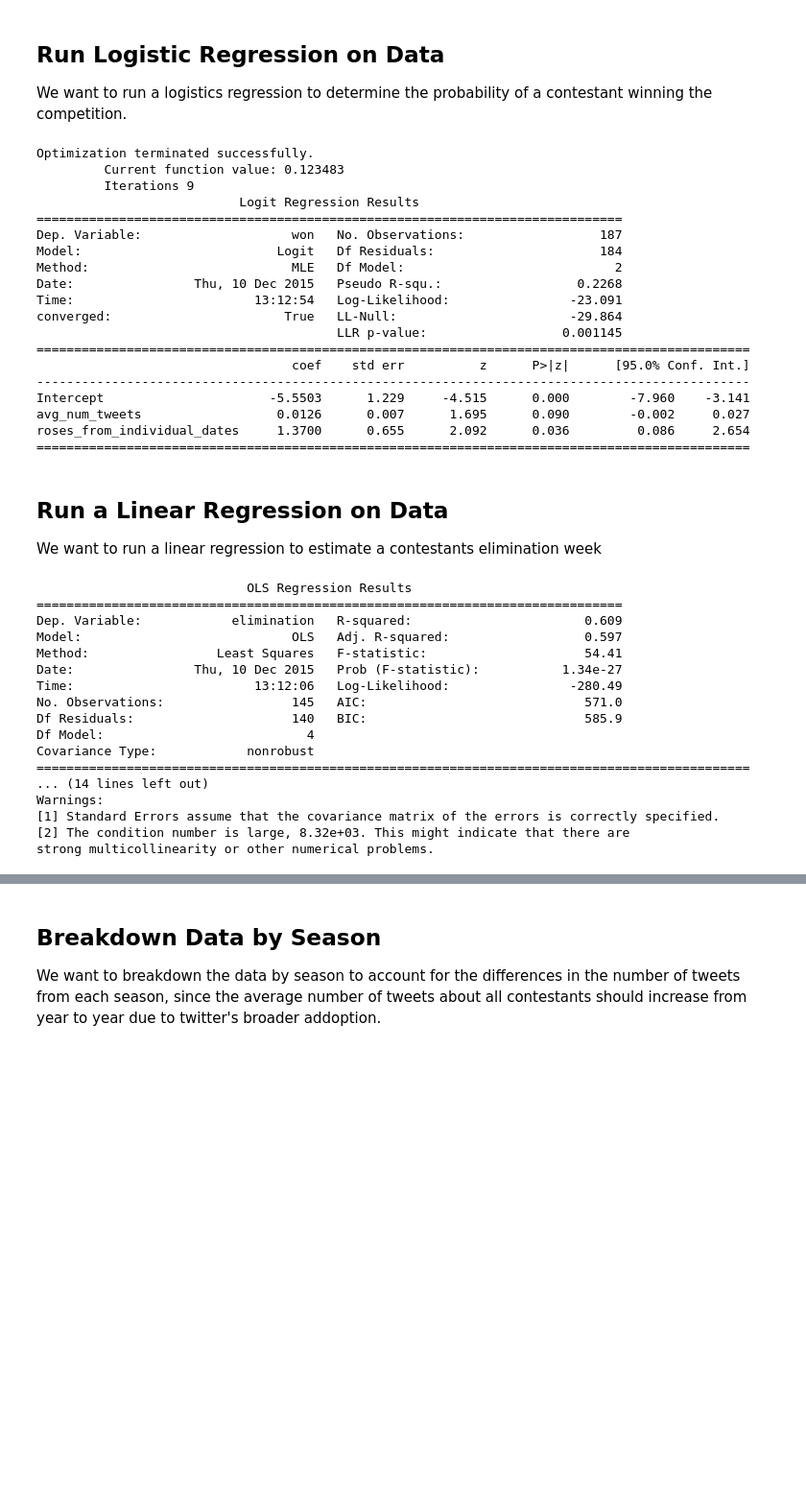
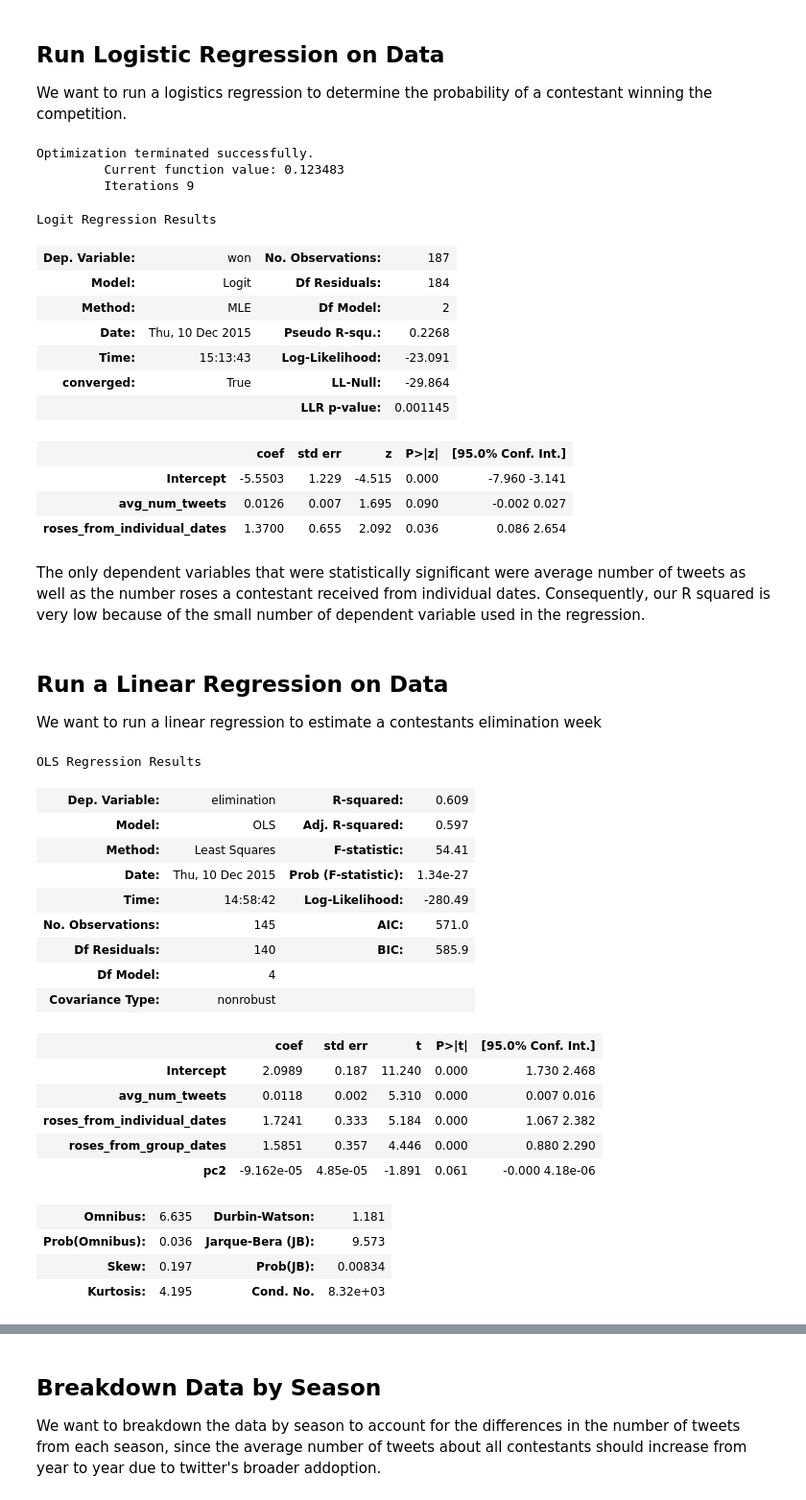
Before and after one commit to dcusworth/WAR_of_the_Roses, a Jupyter notebook: Stats2.ipynb, the cells around one changed output, grey strips where cells are left out. Shown at 96% size. Saved outputs shown, nothing was run; the diff lists cells and outputs as text; code cells hidden in the pictures; blank space fills up the shorter version.

```diff
--- a/Stats2.ipynb
+++ b/Stats2.ipynb
@@ -307,48 +285,49 @@ from statsmodels.formula.api import logit, glm, ols
 
 # statsmodels works nicely with pandas dataframes
 logit_model = logit('won ~ avg_num_tweets + roses_from_individual_dates',df).fit()
-print logit_model.summary()
+logit_model.summary()
 # %% [output]
 Optimization terminated successfully.
          Current function value: 0.123483
          Iterations 9
-                           Logit Regression Results
-==============================================================================
-Dep. Variable:                    won   No. Observations:                  187
-Model:                          Logit   Df Residuals:                      184
-Method:                           MLE   Df Model:                            2
-Date:                Thu, 10 Dec 2015   Pseudo R-squ.:                  0.2268
-Time:                        13:12:54   Log-Likelihood:                -23.091
-converged:                       True   LL-Null:                       -29.864
-                                        LLR p-value:                  0.001145
-===============================================================================================
-                                  coef    std err          z      P>|z|      [95.0% Conf. Int.]
------------------------------------------------------------------------------------------------
-Intercept                      -5.5503      1.229     -4.515      0.000        -7.960    -3.141
-avg_num_tweets                  0.0126      0.007      1.695      0.090        -0.002     0.027
-roses_from_individual_dates     1.3700      0.655      2.092      0.036         0.086     2.654
-===============================================================================================
+Logit Regression Results
+| Dep. Variable: | won | No. Observations: | 187 |
+| Model: | Logit | Df Residuals: | 184 |
+| Method: | MLE | Df Model: | 2 |
+| Date: | Thu, 10 Dec 2015 | Pseudo R-squ.: | 0.2268 |
+| Time: | 15:13:43 | Log-Likelihood: | -23.091 |
+| converged: | True | LL-Null: | -29.864 |
+|  |  | LLR p-value: | 0.001145 |
+|  | coef | std err | z | P>|z| | [95.0% Conf. Int.] |
+| Intercept | -5.5503 | 1.229 | -4.515 | 0.000 | -7.960 -3.141 |
+| avg_num_tweets | 0.0126 | 0.007 | 1.695 | 0.090 | -0.002 0.027 |
+| roses_from_individual_dates | 1.3700 | 0.655 | 2.092 | 0.036 | 0.086 2.654 |
+# %% [markdown]
+The only dependent variables that were statistically significant were average number of tweets as well as the number roses a contestant received from individual dates. Consequently, our R squared is very low because of the small number of dependent variable used in the regression.
 # %% [markdown]
 ## Run a Linear Regression on Data
 We want to run a linear regression to estimate a contestants elimination week
 # %%
 model = ols('elimination ~ avg_num_tweets + roses_from_individual_dates + roses_from_group_dates + pc2 ',df).fit()
-print model.summary()
+model.summary()
 # %% [output]
-                            OLS Regression Results
-==============================================================================
-Dep. Variable:            elimination   R-squared:                       0.609
-Model:                            OLS   Adj. R-squared:                  0.597
-Method:                 Least Squares   F-statistic:                     54.41
-Date:                Thu, 10 Dec 2015   Prob (F-statistic):           1.34e-27
-Time:                        13:12:06   Log-Likelihood:                -280.49
-No. Observations:                 145   AIC:                             571.0
-Df Residuals:                     140   BIC:                             585.9
-Df Model:                           4
-Covariance Type:            nonrobust
-===============================================================================================
-... (14 lines left out)
-Warnings:
-[1] Standard Errors assume that the covariance matrix of the errors is correctly specified.
-[2] The condition number is large, 8.32e+03. This might indicate that there are
-strong multicollinearity or other numerical problems.
+OLS Regression Results
+| Dep. Variable: | elimination | R-squared: | 0.609 |
+| Model: | OLS | Adj. R-squared: | 0.597 |
+| Method: | Least Squares | F-statistic: | 54.41 |
+| Date: | Thu, 10 Dec 2015 | Prob (F-statistic): | 1.34e-27 |
+| Time: | 14:58:42 | Log-Likelihood: | -280.49 |
+| No. Observations: | 145 | AIC: | 571.0 |
+| Df Residuals: | 140 | BIC: | 585.9 |
+| Df Model: | 4 |  |  |
+| Covariance Type: | nonrobust |  |  |
+|  | coef | std err | t | P>|t| | [95.0% Conf. Int.] |
+| Intercept | 2.0989 | 0.187 | 11.240 | 0.000 | 1.730 2.468 |
+| avg_num_tweets | 0.0118 | 0.002 | 5.310 | 0.000 | 0.007 0.016 |
+| roses_from_individual_dates | 1.7241 | 0.333 | 5.184 | 0.000 | 1.067 2.382 |
+| roses_from_group_dates | 1.5851 | 0.357 | 4.446 | 0.000 | 0.880 2.290 |
+| pc2 | -9.162e-05 | 4.85e-05 | -1.891 | 0.061 | -0.000 4.18e-06 |
+| Omnibus: | 6.635 | Durbin-Watson: | 1.181 |
+| Prob(Omnibus): | 0.036 | Jarque-Bera (JB): | 9.573 |
+| Skew: | 0.197 | Prob(JB): | 0.00834 |
+| Kurtosis: | 4.195 | Cond. No. | 8.32e+03 |
```
Also changed, not shown: parts of 11 cells of this notebook, 2 other files.
